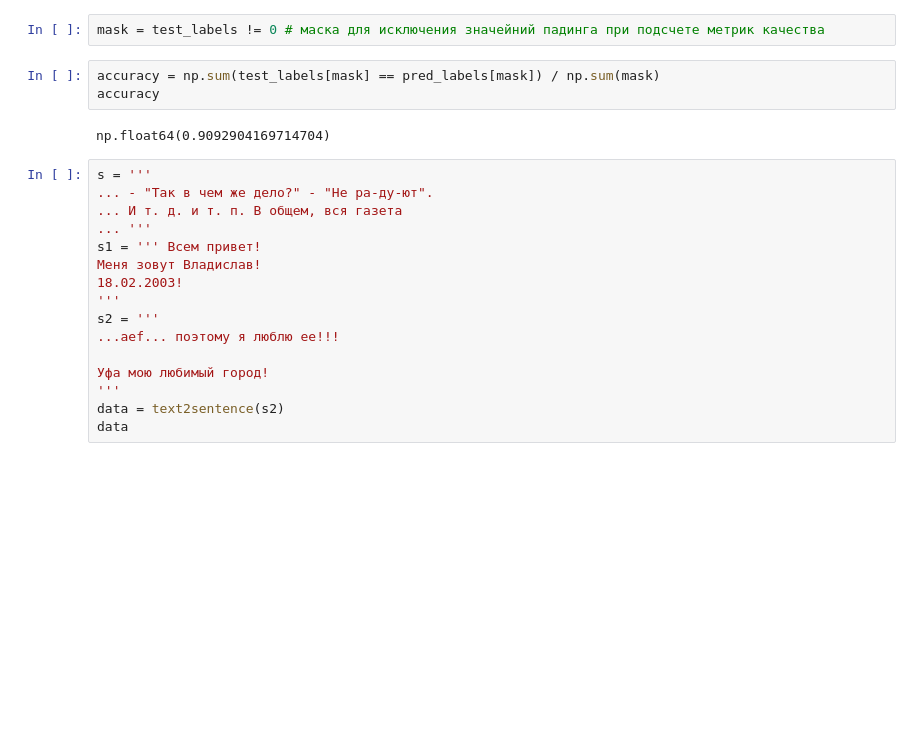
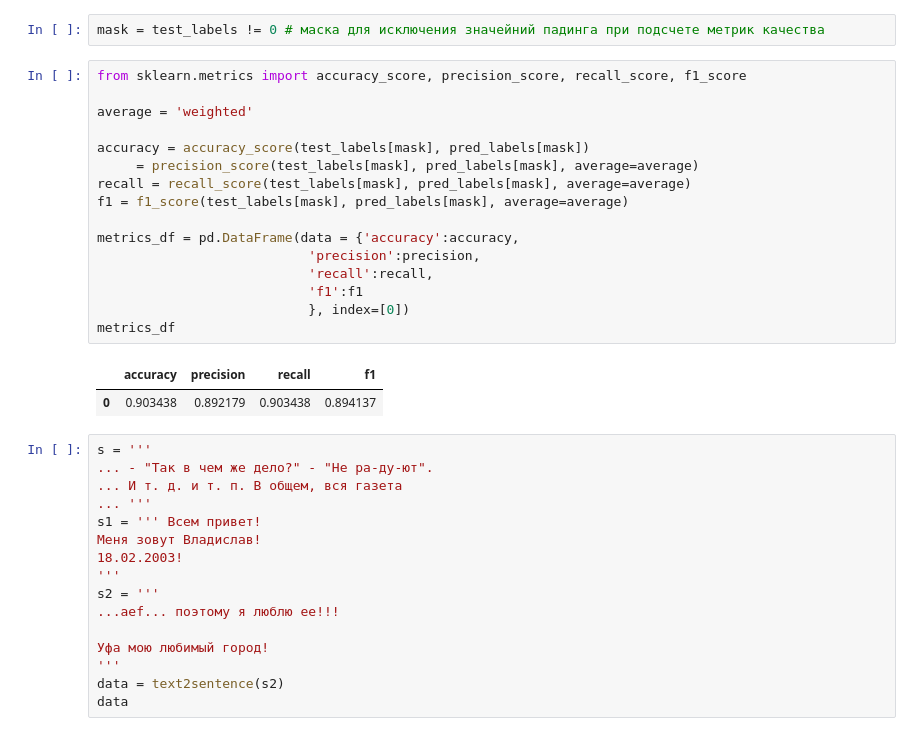
Before and after one commit to vl4xd/hse-personal-data-anonymisation, a Jupyter notebook: src/model.ipynb, the cells around one changed output. Saved outputs shown, nothing was run; the diff lists cells and outputs as text; blank space fills up the shorter version.

```diff
--- a/src/model.ipynb
+++ b/src/model.ipynb
@@ -791,11 +826,25 @@ array([[ 0,  0,  0, ..., 68, 50, 50],
        [ 0,  0,  0, ..., 50, 50, 50]], shape=(93, 50))
 # %%
 mask = test_labels != 0 # маска для исключения значейний падинга при подсчете метрик качества
-# %%
-accuracy = np.sum(test_labels[mask] == pred_labels[mask]) / np.sum(mask)
-accuracy
-# %% [output]
-np.float64(0.9092904169714704)
+# %%
+from sklearn.metrics import accuracy_score, precision_score, recall_score, f1_score
+
+average = 'weighted'
+
+accuracy = accuracy_score(test_labels[mask], pred_labels[mask])
+     = precision_score(test_labels[mask], pred_labels[mask], average=average)
+recall = recall_score(test_labels[mask], pred_labels[mask], average=average)
+f1 = f1_score(test_labels[mask], pred_labels[mask], average=average)
+
+metrics_df = pd.DataFrame(data = {'accuracy':accuracy,
+                           'precision':precision,
+                           'recall':recall,
+                           'f1':f1
+                           }, index=[0])
+metrics_df
+# %% [output]
+|  | accuracy | precision | recall | f1 |
+| 0 | 0.903438 | 0.892179 | 0.903438 | 0.894137 |
 # %%
 s = '''
 ... - "Так в чем же дело?" - "Не ра-ду-ют".
```
Also changed, not shown: parts of 5 cells of this notebook, 3 other files.
